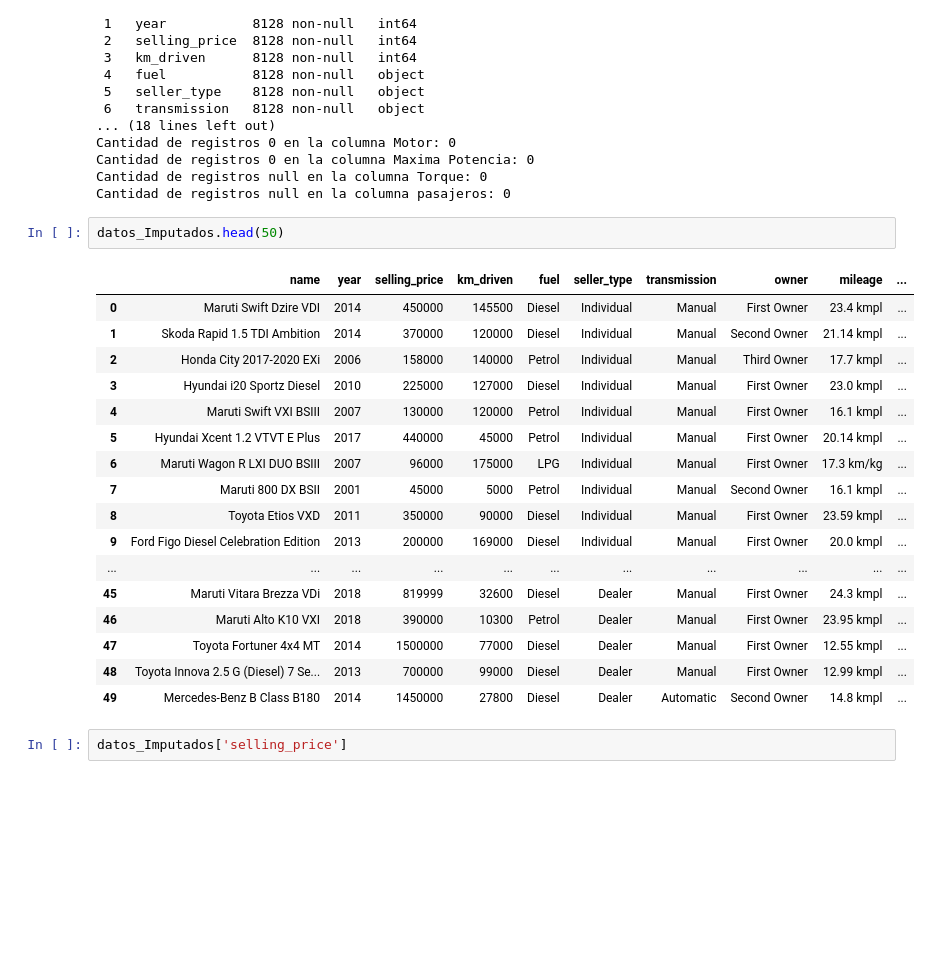
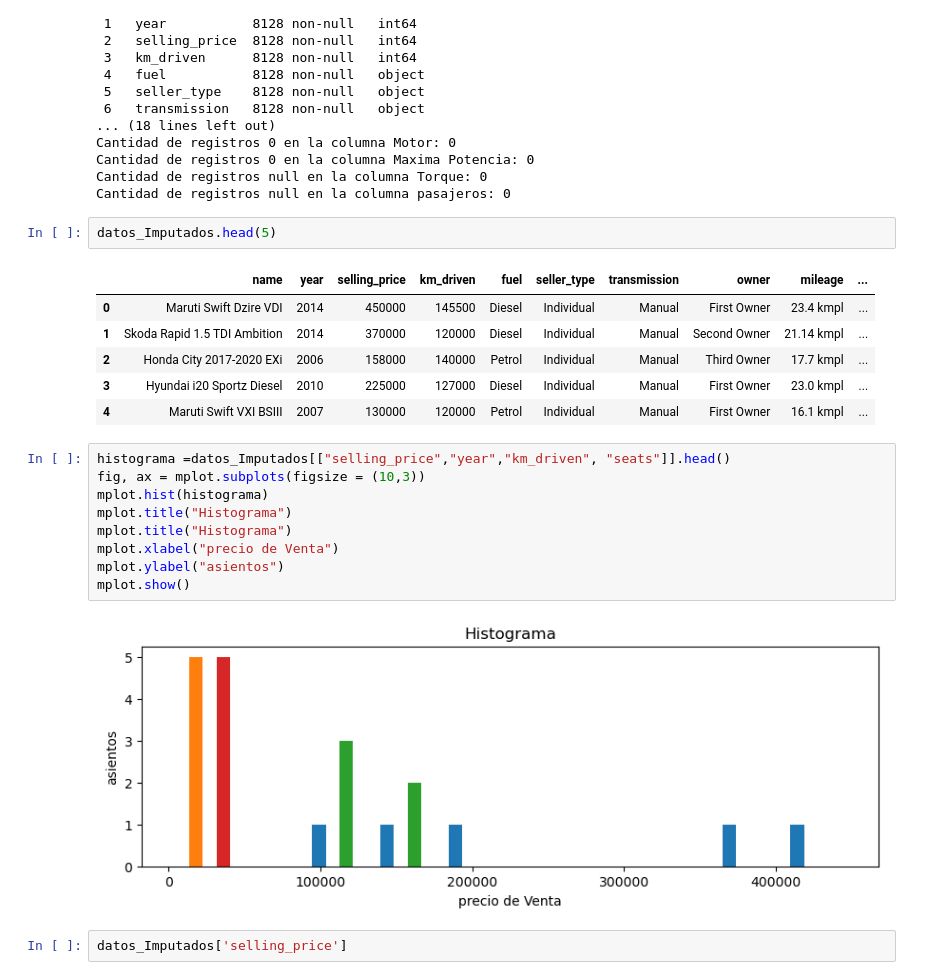
Before and after one commit to FelixRosalesG/ProyectoAlgoritmosSupervisado, a Jupyter notebook: RegresionLinealT3.ipynb, the cells around one changed output. Cells and saved outputs as stored; diff of their text form; blank space fills up the shorter version.

```diff
--- a/RegresionLinealT3.ipynb
+++ b/RegresionLinealT3.ipynb
@@ -156,25 +136,25 @@ Cantidad de registros 0 en la columna Maxima Potencia: 0
 Cantidad de registros null en la columna Torque: 0
 Cantidad de registros null en la columna pasajeros: 0
 # %%
-datos_Imputados.head(50)
+datos_Imputados.head(5)
 # %% [output]
 |  | name | year | selling_price | km_driven | fuel | seller_type | transmission | owner | mileage | ... |
 | 0 | Maruti Swift Dzire VDI | 2014 | 450000 | 145500 | Diesel | Individual | Manual | First Owner | 23.4 kmpl | ... |
 | 1 | Skoda Rapid 1.5 TDI Ambition | 2014 | 370000 | 120000 | Diesel | Individual | Manual | Second Owner | 21.14 kmpl | ... |
 | 2 | Honda City 2017-2020 EXi | 2006 | 158000 | 140000 | Petrol | Individual | Manual | Third Owner | 17.7 kmpl | ... |
 | 3 | Hyundai i20 Sportz Diesel | 2010 | 225000 | 127000 | Diesel | Individual | Manual | First Owner | 23.0 kmpl | ... |
 | 4 | Maruti Swift VXI BSIII | 2007 | 130000 | 120000 | Petrol | Individual | Manual | First Owner | 16.1 kmpl | ... |
-| 5 | Hyundai Xcent 1.2 VTVT E Plus | 2017 | 440000 | 45000 | Petrol | Individual | Manual | First Owner | 20.14 kmpl | ... |
-| 6 | Maruti Wagon R LXI DUO BSIII | 2007 | 96000 | 175000 | LPG | Individual | Manual | First Owner | 17.3 km/kg | ... |
-| 7 | Maruti 800 DX BSII | 2001 | 45000 | 5000 | Petrol | Individual | Manual | Second Owner | 16.1 kmpl | ... |
-| 8 | Toyota Etios VXD | 2011 | 350000 | 90000 | Diesel | Individual | Manual | First Owner | 23.59 kmpl | ... |
-| 9 | Ford Figo Diesel Celebration Edition | 2013 | 200000 | 169000 | Diesel | Individual | Manual | First Owner | 20.0 kmpl | ... |
-| ... | ... | ... | ... | ... | ... | ... | ... | ... | ... | ... |
-| 45 | Maruti Vitara Brezza VDi | 2018 | 819999 | 32600 | Diesel | Dealer | Manual | First Owner | 24.3 kmpl | ... |
-| 46 | Maruti Alto K10 VXI | 2018 | 390000 | 10300 | Petrol | Dealer | Manual | First Owner | 23.95 kmpl | ... |
-| 47 | Toyota Fortuner 4x4 MT | 2014 | 1500000 | 77000 | Diesel | Dealer | Manual | First Owner | 12.55 kmpl | ... |
-| 48 | Toyota Innova 2.5 G (Diesel) 7 Se... | 2013 | 700000 | 99000 | Diesel | Dealer | Manual | First Owner | 12.99 kmpl | ... |
-| 49 | Mercedes-Benz B Class B180 | 2014 | 1450000 | 27800 | Diesel | Dealer | Automatic | Second Owner | 14.8 kmpl | ... |
+# %%
+histograma =datos_Imputados[["selling_price","year","km_driven", "seats"]].head()
+fig, ax = mplot.subplots(figsize = (10,3))
+mplot.hist(histograma)
+mplot.title("Histograma")
+mplot.title("Histograma")
+mplot.xlabel("precio de Venta")
+mplot.ylabel("asientos")
+mplot.show()
+# %% [output]
+[figure, added]
 # %%
 datos_Imputados['selling_price']
 # %% [output]
```
Also changed, not shown: parts of 13 cells of this notebook, 1 other file.
